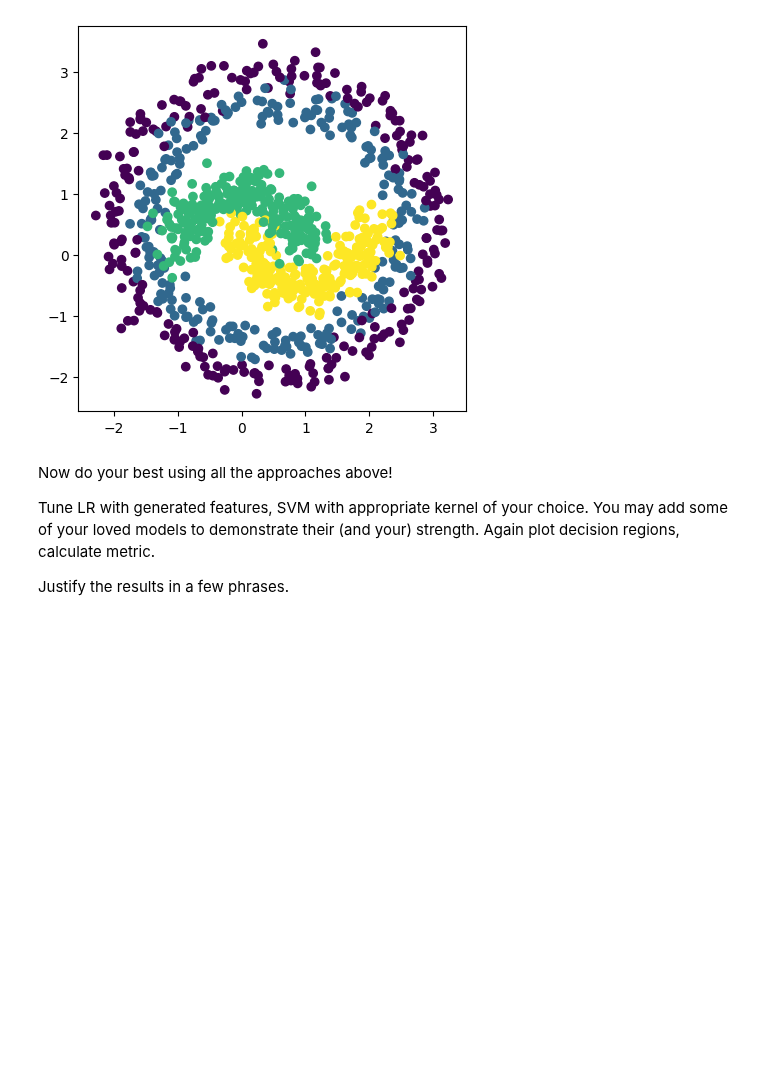
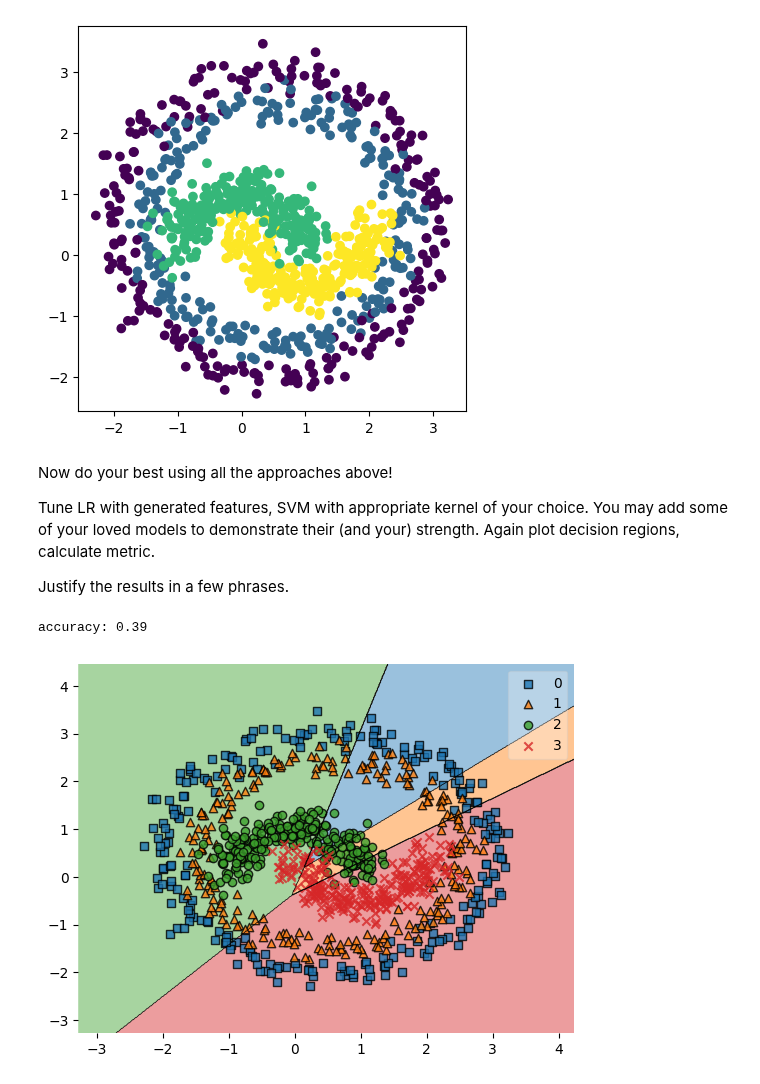
Before and after one commit to pavelkurach/msai-ml, a Jupyter notebook: lab01_ml_pipeline/Lab1_part3_SVM.ipynb, the cells around one changed output. Drawn from its saved outputs; the diff is of its cells as text; code cells hidden in the pictures; blank space fills up the shorter version.

```diff
--- a/lab01_ml_pipeline/Lab1_part3_SVM.ipynb
+++ b/lab01_ml_pipeline/Lab1_part3_SVM.ipynb
@@ -169,3 +169,12 @@ Now do your best using all the approaches above!
 Tune LR with generated features, SVM with appropriate kernel of your choice. You may add some of your loved models to demonstrate their (and your) strength. Again plot decision regions, calculate metric.
 
 Justify the results in a few phrases.
+# %%
+svc = LogisticRegression(multi_class='auto', solver='saga', max_iter=10000)
+svc.fit(points, labels)
+
+plot_decision_regions(points, labels, svc)
+print(f'accuracy: {accuracy_score(labels, svc.predict(points)):.2f}')
+# %% [output]
+accuracy: 0.39
+[figure, added]
```
Also changed, not shown: parts of 6 cells of this notebook.
